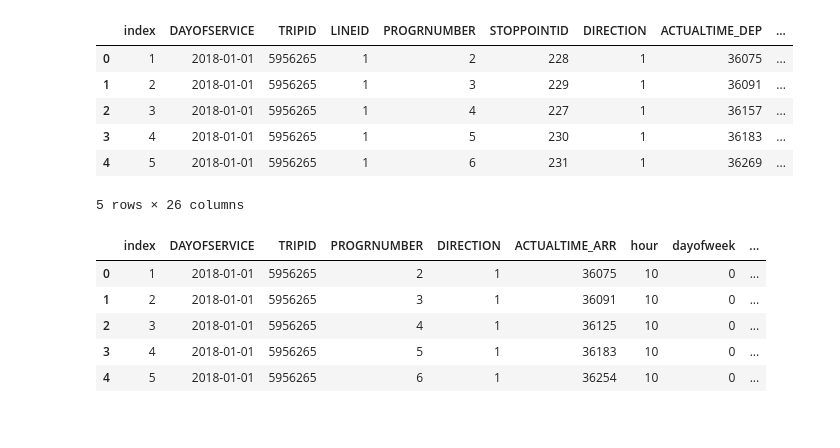
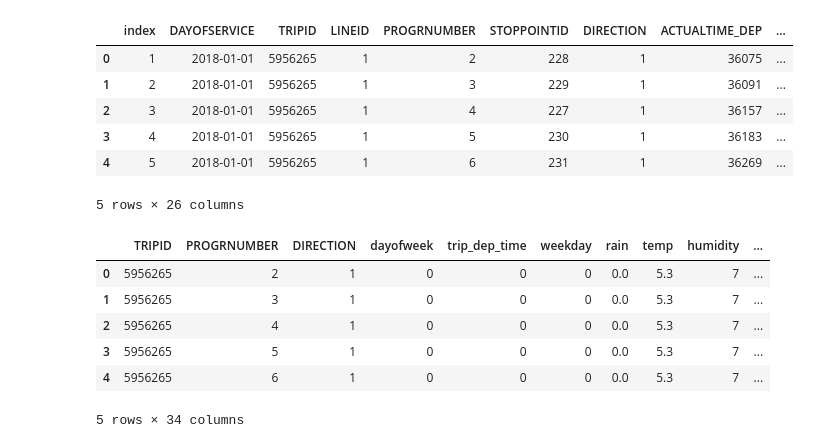
Before and after one commit to conorshort/dublin-bus-app, a Jupyter notebook: DataAnalytics/arrivaltimesmodel.ipynb, the cells around one changed output. Saved outputs shown, nothing was run; the diff lists cells and outputs as text; code cells hidden in the pictures.

```diff
--- a/DataAnalytics/arrivaltimesmodel.ipynb
+++ b/DataAnalytics/arrivaltimesmodel.ipynb
@@ -313,13 +313,28 @@ df_1.head()
 # %%
 df_1.to_csv('dmod1.csv')
 # %%
-df_feat=df_1.drop(['LINEID','STOPPOINTID','ACTUALTIME_DEP','pressure','weekday','journey_time','dwell_time','cloud_height'], axis=1)
+df_feat=df_1.drop(['LINEID','STOPPOINTID','ACTUALTIME_DEP','pressure','journey_time','dwell_time'], axis=1)
-# %%
-df_feat.head()
-# %% [output]
-|  | index | DAYOFSERVICE | TRIPID | PROGRNUMBER | DIRECTION | ACTUALTIME_ARR | hour | dayofweek | ... |
-| 0 | 1 | 2018-01-01 | 5956265 | 2 | 1 | 36075 | 10 | 0 | ... |
-| 1 | 2 | 2018-01-01 | 5956265 | 3 | 1 | 36091 | 10 | 0 | ... |
-| 2 | 3 | 2018-01-01 | 5956265 | 4 | 1 | 36125 | 10 | 0 | ... |
-| 3 | 4 | 2018-01-01 | 5956265 | 5 | 1 | 36183 | 10 | 0 | ... |
-| 4 | 5 | 2018-01-01 | 5956265 | 6 | 1 | 36254 | 10 | 0 | ... |
+# %%
+df_feat = df_feat.drop(['index'], axis=1)
+# %%
+df_feat = df_feat.drop(['DAYOFSERVICE'], axis=1)
+# %%
+#declare X and y
+X = df_feat.drop(['ACTUALTIME_ARR'], axis=1)
+y = df_feat.ACTUALTIME_ARR
+# %%
+# drop_first = True removes multi-collinearity
+add_var = pd.get_dummies(X['hour'], prefix='hour', drop_first=True)
+# Add all the columns to the model data
+X = pd.concat([X, add_var], axis=1)
+# Drop the original column that was expanded
+X.drop(columns=['hour'], inplace=True)
+X.head()
+# %% [output]
+|  | TRIPID | PROGRNUMBER | DIRECTION | dayofweek | trip_dep_time | weekday | rain | temp | humidity | ... |
+| 0 | 5956265 | 2 | 1 | 0 | 0 | 0 | 0.0 | 5.3 | 7 | ... |
+| 1 | 5956265 | 3 | 1 | 0 | 0 | 0 | 0.0 | 5.3 | 7 | ... |
+| 2 | 5956265 | 4 | 1 | 0 | 0 | 0 | 0.0 | 5.3 | 7 | ... |
+| 3 | 5956265 | 5 | 1 | 0 | 0 | 0 | 0.0 | 5.3 | 7 | ... |
+| 4 | 5956265 | 6 | 1 | 0 | 0 | 0 | 0.0 | 5.3 | 7 | ... |
+5 rows × 34 columns
```
Also changed, not shown: parts of 7 cells of this notebook.
